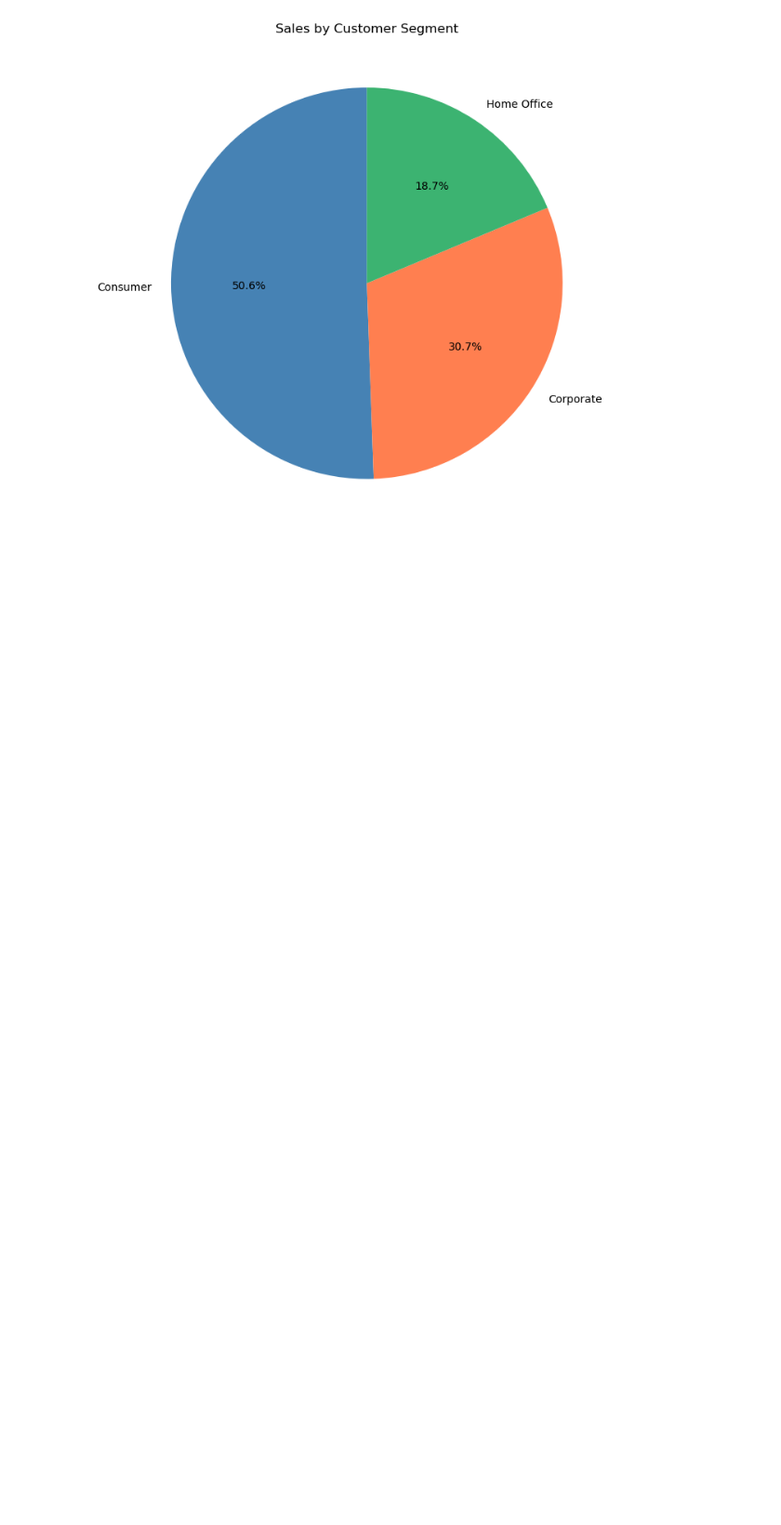
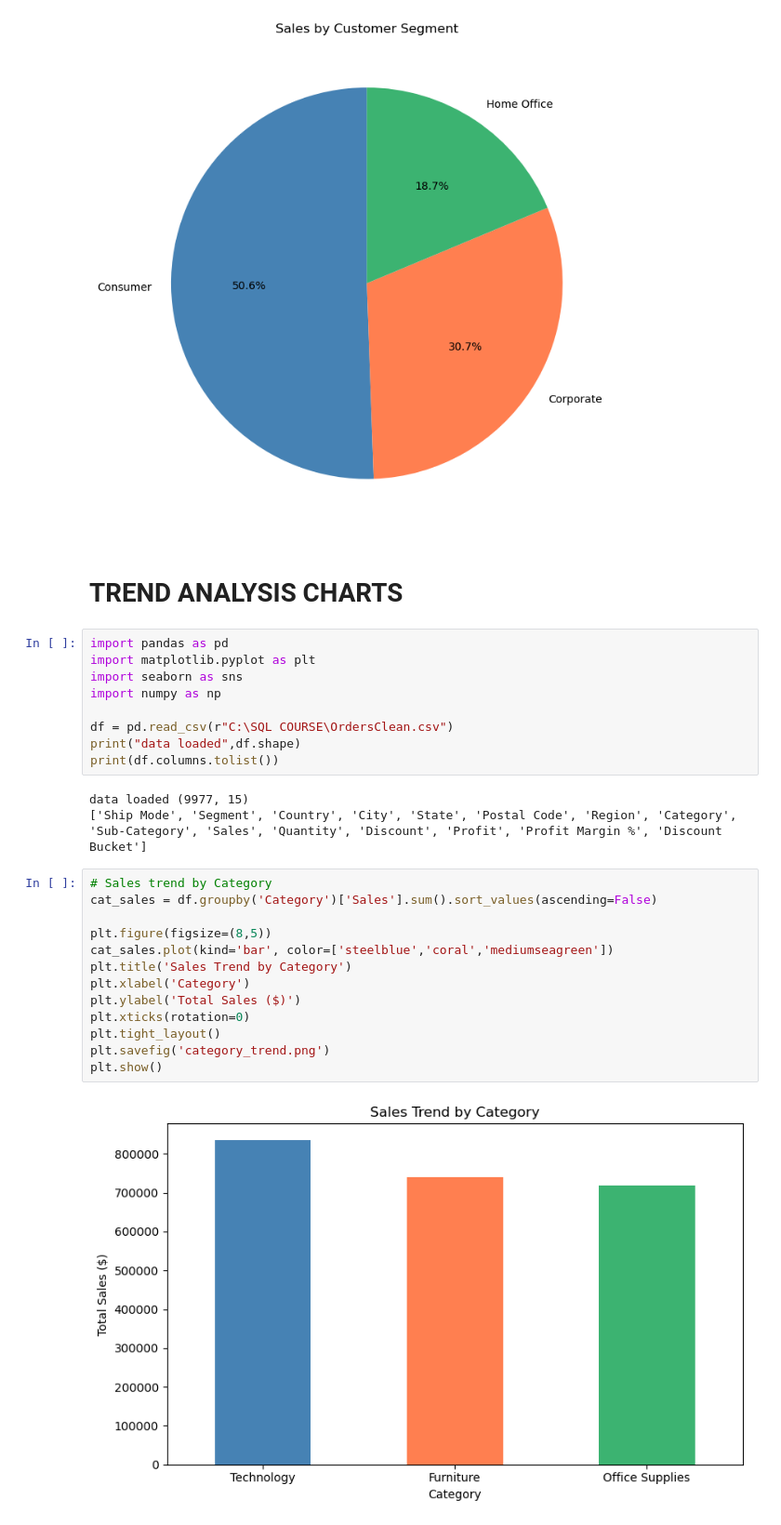
Before and after one commit to sahanaadiga05/End-to-End-Sales-Analytics-Pipeline, a Jupyter notebook: End-to-End Sales Analytics.ipynb, the cells around one changed output. Shown at 93% size. Saved outputs shown, nothing was run; the diff lists cells and outputs as text; blank space fills up the shorter version.

```diff
--- a/End-to-End Sales Analytics.ipynb
+++ b/End-to-End Sales Analytics.ipynb
@@ -254,3 +254,32 @@ plt.savefig('segment_analysis.png')
 plt.show()
 # %% [output]
 [figure]
+# %% [markdown]
+#  TREND ANALYSIS CHARTS
+# %%
+import pandas as pd
+import matplotlib.pyplot as plt
+import seaborn as sns
+import numpy as np
+
+df = pd.read_csv(r"C:\SQL COURSE\OrdersClean.csv")
+print("data loaded",df.shape)
+print(df.columns.tolist())
+# %% [output]
+data loaded (9977, 15)
+['Ship Mode', 'Segment', 'Country', 'City', 'State', 'Postal Code', 'Region', 'Category', 'Sub-Category', 'Sales', 'Quantity', 'Discount', 'Profit', 'Profit Margin %', 'Discount Bucket']
+# %%
+# Sales trend by Category
+cat_sales = df.groupby('Category')['Sales'].sum().sort_values(ascending=False)
+
+plt.figure(figsize=(8,5))
+cat_sales.plot(kind='bar', color=['steelblue','coral','mediumseagreen'])
+plt.title('Sales Trend by Category')
+plt.xlabel('Category')
+plt.ylabel('Total Sales ($)')
+plt.xticks(rotation=0)
+plt.tight_layout()
+plt.savefig('category_trend.png')
+plt.show()
+# %% [output]
+[figure, added]
```
Also changed, not shown: parts of 5 cells of this notebook.
